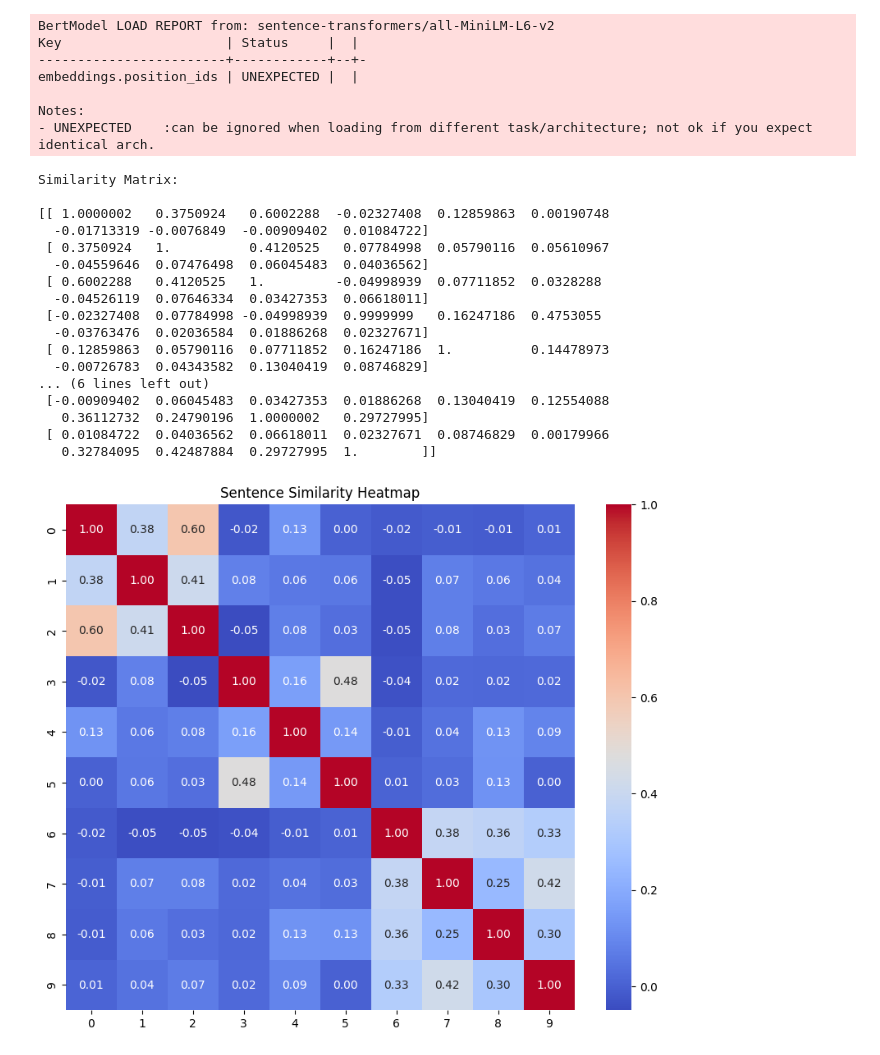
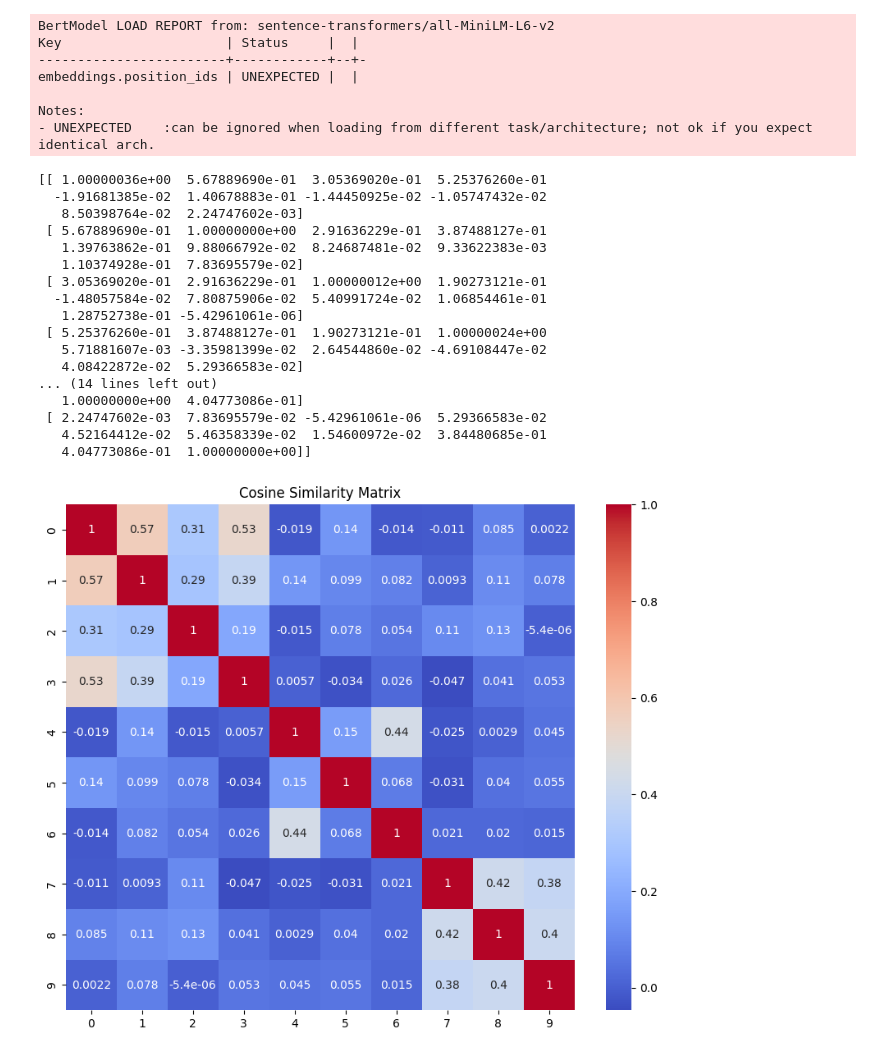
Before and after one commit to AartiP87/assignment-01-Bitsom_BA_2511841, a Jupyter notebook: part4-vector-db/embeddings_demo.ipynb, the cells around one changed output. Drawn from its saved outputs; the diff is of its cells as text; code cells hidden in the pictures.

```diff
--- a/part4-vector-db/embeddings_demo.ipynb
+++ b/part4-vector-db/embeddings_demo.ipynb
@@ -29,20 +28,20 @@ Requirement already satisfied: mdurl~=0.1 in /usr/local/lib/python3.12/dist-pack
 # %%
 sentences = [
-    # Cricket
-    "The batsman scored a century in the final match.",
-    "The bowler delivered a fast yorker to dismiss the player.",
-    "The team won the cricket match by chasing a big target.",
+    # Cricket (4)
+    "The batsman scored a century in the final match",
+    "The bowler took five wickets in a thrilling game",
+    "Fielders saved crucial runs near the boundary",
+    "The team won the match in the last over",
 
-    # Cooking
-    "The chef prepared a delicious pasta with fresh ingredients.",
-    "Baking a cake requires precise measurements and timing.",
-    "The recipe includes spices that enhance the flavor of the dish.",
+    # Cooking (3)
+    "The chef prepared a delicious pasta with fresh ingredients",
+    "Baking a cake requires precise measurements of flour and sugar",
+    "The recipe includes spices and herbs for better flavor",
 
-    # Cybersecurity
-    "Strong passwords are essential to protect online accounts.",
-    "A firewall helps prevent unauthorized access to a network.",
-    "Phishing attacks trick users into revealing sensitive information.",
-    "Encryption ensures that data remains secure during transmission."
+    # Cybersecurity (3)
+    "Strong passwords are essential for protecting online accounts",
+    "Cyber attacks can compromise sensitive user data",
+    "Encryption helps secure communication over the internet"
 ]
 # %%
 model = SentenceTransformer('all-MiniLM-L6-v2')
@@ -66,30 +65,29 @@ Notes:
 # %%
 similarity_matrix = cosine_similarity(embeddings)
 
-print("Similarity Matrix:\n")
 print(similarity_matrix)
 # %% [output]
-Similarity Matrix:
-
-[[ 1.0000002   0.3750924   0.6002288  -0.02327408  0.12859863  0.00190748
-  -0.01713319 -0.0076849  -0.00909402  0.01084722]
- [ 0.3750924   1.          0.4120525   0.07784998  0.05790116  0.05610967
-  -0.04559646  0.07476498  0.06045483  0.04036562]
- [ 0.6002288   0.4120525   1.         -0.04998939  0.07711852  0.0328288
-  -0.04526119  0.07646334  0.03427353  0.06618011]
- [-0.02327408  0.07784998 -0.04998939  0.9999999   0.16247186  0.4753055
-  -0.03763476  0.02036584  0.01886268  0.02327671]
- [ 0.12859863  0.05790116  0.07711852  0.16247186  1.          0.14478973
-  -0.00726783  0.04343582  0.13040419  0.08746829]
-... (6 lines left out)
- [-0.00909402  0.06045483  0.03427353  0.01886268  0.13040419  0.12554088
-   0.36112732  0.24790196  1.0000002   0.29727995]
- [ 0.01084722  0.04036562  0.06618011  0.02327671  0.08746829  0.00179966
-   0.32784095  0.42487884  0.29727995  1.        ]]
+[[ 1.00000036e+00  5.67889690e-01  3.05369020e-01  5.25376260e-01
+  -1.91681385e-02  1.40678883e-01 -1.44450925e-02 -1.05747432e-02
+   8.50398764e-02  2.24747602e-03]
+ [ 5.67889690e-01  1.00000000e+00  2.91636229e-01  3.87488127e-01
+   1.39763862e-01  9.88066792e-02  8.24687481e-02  9.33622383e-03
+   1.10374928e-01  7.83695579e-02]
+ [ 3.05369020e-01  2.91636229e-01  1.00000012e+00  1.90273121e-01
+  -1.48057584e-02  7.80875906e-02  5.40991724e-02  1.06854461e-01
+   1.28752738e-01 -5.42961061e-06]
+ [ 5.25376260e-01  3.87488127e-01  1.90273121e-01  1.00000024e+00
+   5.71881607e-03 -3.35981399e-02  2.64544860e-02 -4.69108447e-02
+   4.08422872e-02  5.29366583e-02]
+... (14 lines left out)
+   1.00000000e+00  4.04773086e-01]
+ [ 2.24747602e-03  7.83695579e-02 -5.42961061e-06  5.29366583e-02
+   4.52164412e-02  5.46358339e-02  1.54600972e-02  3.84480685e-01
+   4.04773086e-01  1.00000000e+00]]
 # %%
 plt.figure(figsize=(10, 8))
-sns.heatmap(similarity_matrix, annot=True, cmap='coolwarm', fmt=".2f")
-plt.title("Sentence Similarity Heatmap")
+sns.heatmap(similarity_matrix, annot=True, cmap='coolwarm')
+plt.title("Cosine Similarity Matrix")
 plt.show()
 # %% [output]
-[figure, old version]
+[figure, new version]
```
Also changed, not shown: parts of 4 cells of this notebook.
